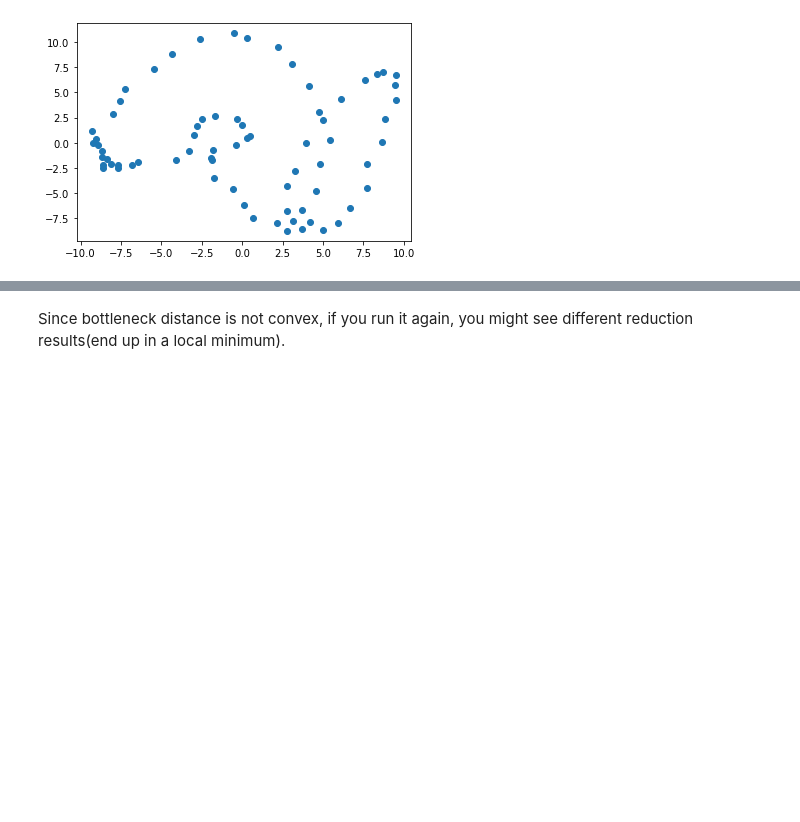
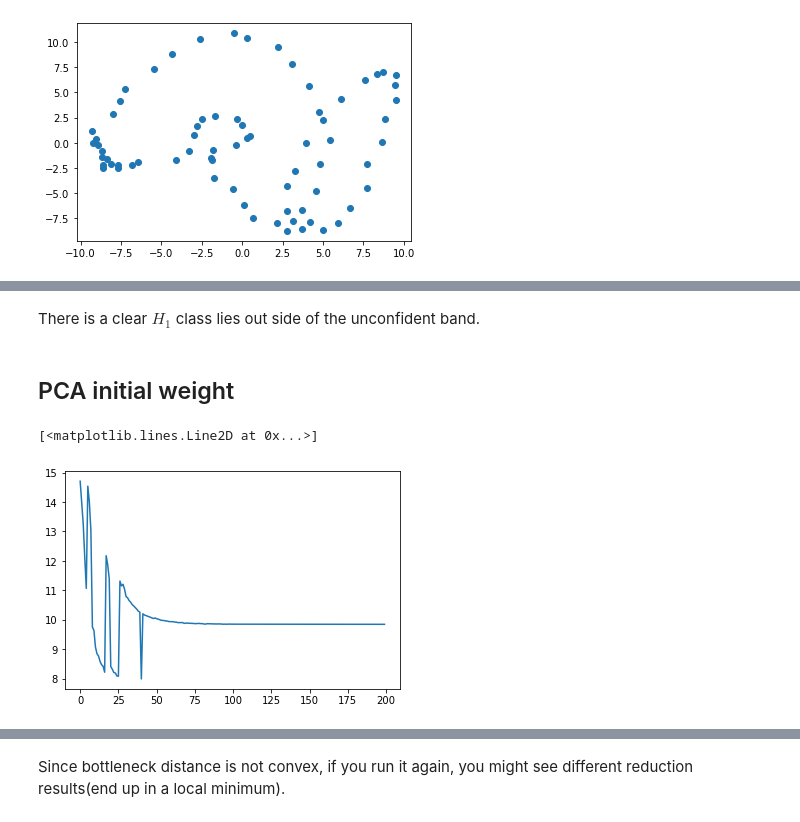
Before and after one commit to CompTop/Interleaving-DR, a Jupyter notebook: ipynb/Demo.ipynb, the cells around one changed output, grey strips where cells are left out. Cells and saved outputs as stored; diff of their text form; code cells hidden in the pictures; blank space fills up the shorter version.

Commit message:
support for fixed initial projection

```diff
--- a/ipynb/Demo.ipynb
+++ b/ipynb/Demo.ipynb
@@ -130,0 +133,20 @@ PH_uncert_plot(X_dr, bt_dist*2)
+# %% [markdown]
+There is a clear $H_1$ class lies out side of the unconfident band.
+# %% [markdown]
+## PCA initial weight
+# %%
+import torch
+def PCA_torch_initial(X):
+    pca = PCA(n_components=2).fit(X)
+    P = pca.components_ # using the orthonormal matrix from PCA
+    Pt = torch.tensor(P, dtype=torch.double, requires_grad=True)
+    return Pt
+
+# torch.manual_seed(4)
+init_w = PCA_torch_initial(X_pca10)
+P, opt_info = bottleneck_proj_pursuit(X_pca10, scheduler_iter=20, opt_dim=10,
+                                      optimizer_iter = 10, initial_weights = init_w)
+plt.plot(opt_info['losses'])
+# %% [output]
+[<matplotlib.lines.Line2D at 0x...>]
+[figure, added]
```
Also changed, not shown: parts of 13 cells of this notebook, 2 other files.
